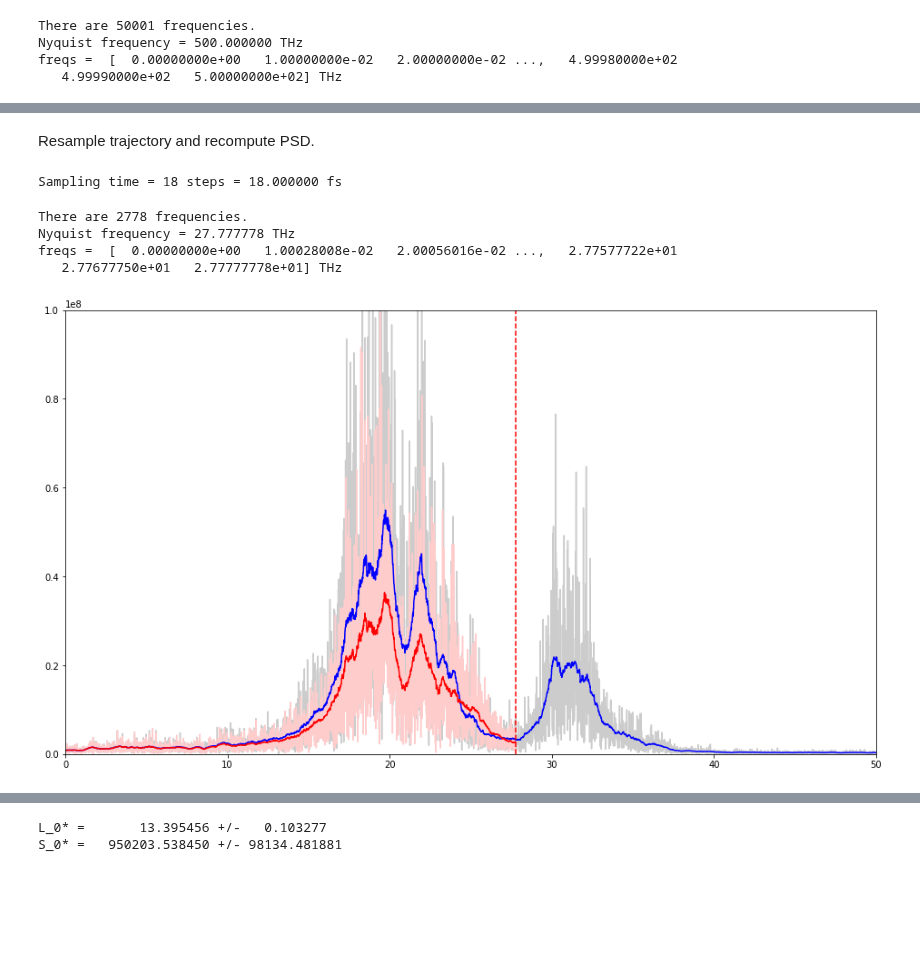
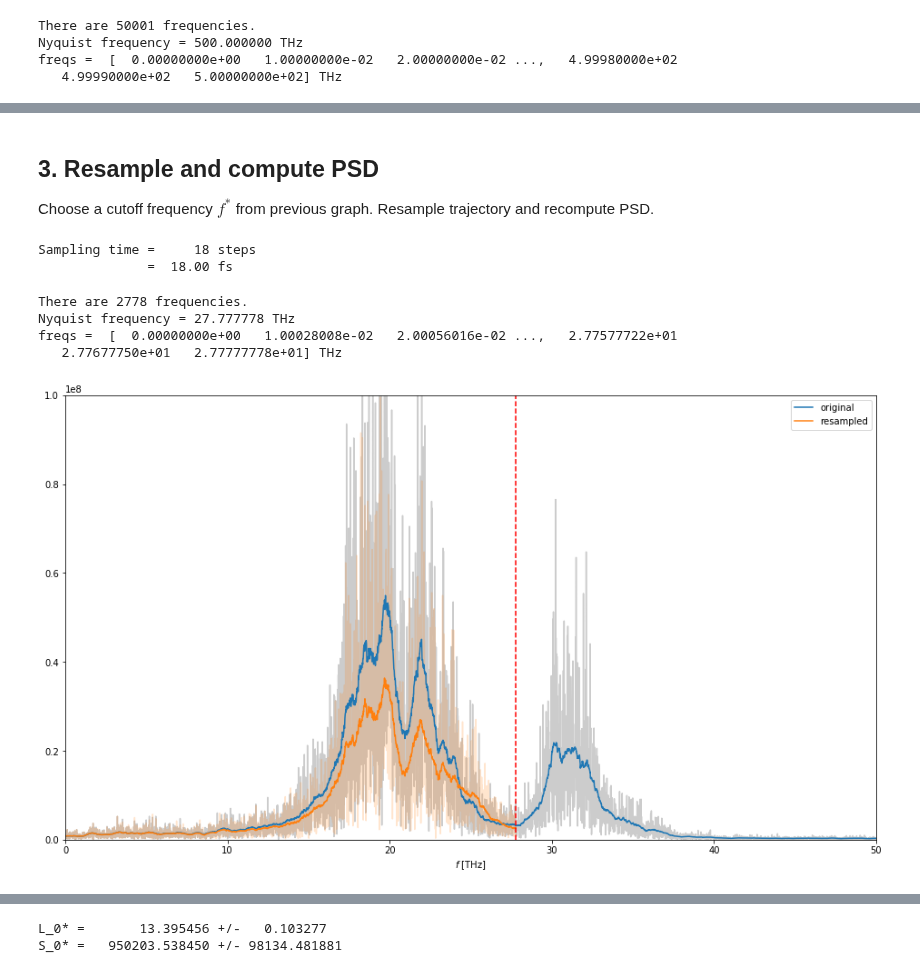
Before and after one commit to sissaschool/sportran, a Jupyter notebook: example/example_cepstrum_silica.ipynb, the cells around one changed output, grey strips where cells are left out. Saved outputs shown, nothing was run; the diff lists cells and outputs as text; code cells hidden in the pictures; blank space fills up the shorter version.

```diff
--- a/example/example_cepstrum_silica.ipynb
+++ b/example/example_cepstrum_silica.ipynb
@@ -7,6 +9,5 @@ from sys import path
 path.append('/home/loris/software')
 import thermocepstrum as tc
 plt.rcParams['figure.figsize'] = (16, 9)
-#import statsmodels.api as sm
-#import pickle
+c = plt.rcParams['axes.prop_cycle'].by_key()['color']
 # %% [markdown]
@@ -82,11 +88,13 @@ plt.ylim([0., 1e8])
-# %% [markdown]
-Resample trajectory and recompute PSD.
+# %% [markdown]
+## 3. Resample and compute PSD
+Choose a cutoff frequency $f^*$ from previous graph. Resample trajectory and recompute PSD.
 # %%
 TSKIP = int(round(0.5/0.028))
-print 'Sampling time = {:d} steps = {:f} fs'.format(TSKIP, TSKIP*DT_FS)
 jf = tc.md.MDSample(traj = tc.md.tools.filter_and_sample(j.traj, TSKIP, TSKIP), DT_FS=TSKIP*DT_FS)
+print 'Sampling time = {:6d} steps\n              = {:6.2f} fs'.format(TSKIP, TSKIP*DT_FS)
 # %% [output]
-Sampling time = 18 steps = 18.000000 fs
+Sampling time =     18 steps
+              =  18.00 fs
 # %%
 FILTER_WINDOW_WIDTH = 0.0005*TSKIP  # filter window width [reduced frequency units]
 jf.compute_psd(FILTER_WINDOW_WIDTH, average_components=True, DT=TSKIP)  # DT is used to normalize the new PSD
@@ -101,14 +109,16 @@ freqs =  [  0.00000000e+00   1.00028008e-02   2.00056016e-02 ...,   2.77577722e+
    2.77677750e+01   2.77777778e+01] THz
 # %%
 # PSD of resampled series (in THz)
-plt.plot(j.freqs_THz, j.psd, '0.8')
-plt.plot(jf.freqs_THz, jf.psd, '#FFCCCC')
-plt.plot(j.freqs_THz, j.fpsd, 'b')
-plt.plot(jf.freqs_THz, jf.fpsd, 'r')
-plt.axvline(x=jf.Nyquist_f_THz, ls='--', c='r')
+plt.plot(j.freqs_THz, j.psd,    '0.8')
+plt.plot(jf.freqs_THz, jf.psd,  c=c[1], alpha=0.2 )
+plt.plot(j.freqs_THz,  j.fpsd,  c=c[0], label='original')
+plt.plot(jf.freqs_THz, jf.fpsd, c=c[1], label='resampled')
+plt.axvline(x = jf.Nyquist_f_THz, ls='--', c='r')
 plt.xlim([0., 50.])
-plt.ylim([0., 1e8]);
+plt.ylim([0., 1e8])
+plt.xlabel(r'$f$ [THz]')
+plt.legend();
 # %% [output]
-[figure, old version]
+[figure, new version]
 # %%
 # log-PSD
```
Also changed, not shown: parts of 22 cells of this notebook, 1 other file.
